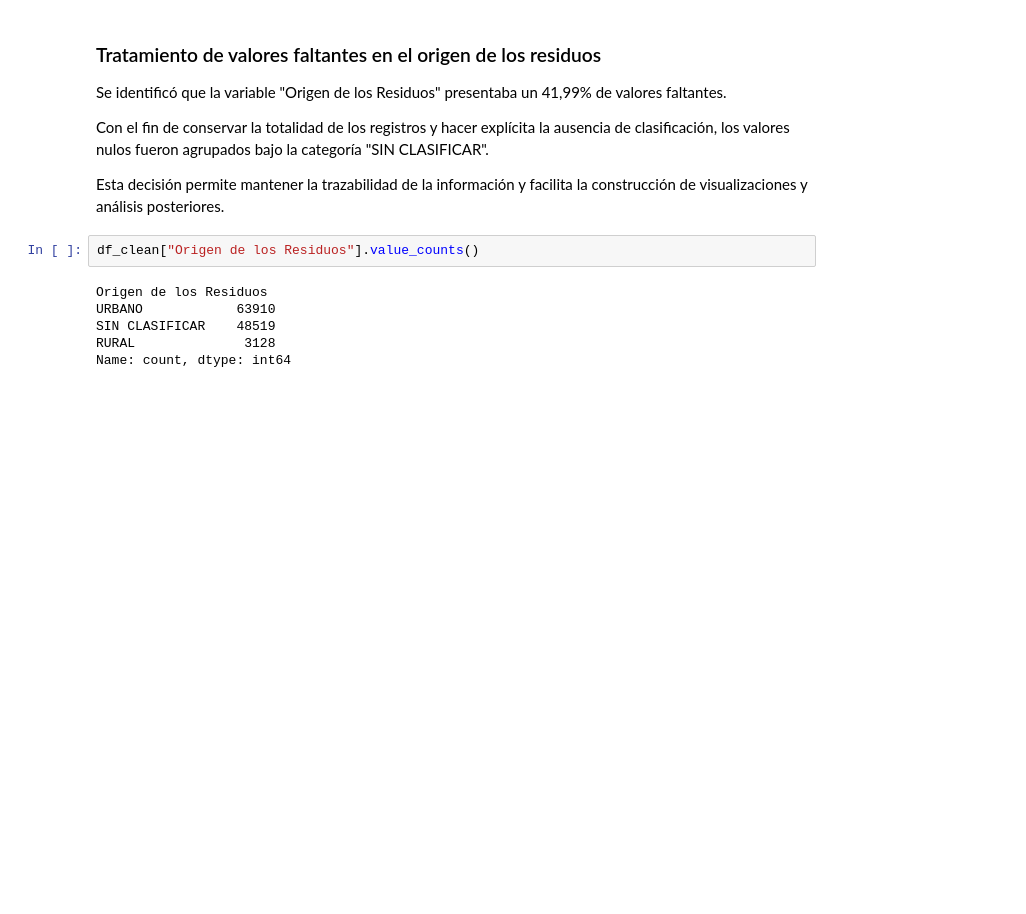
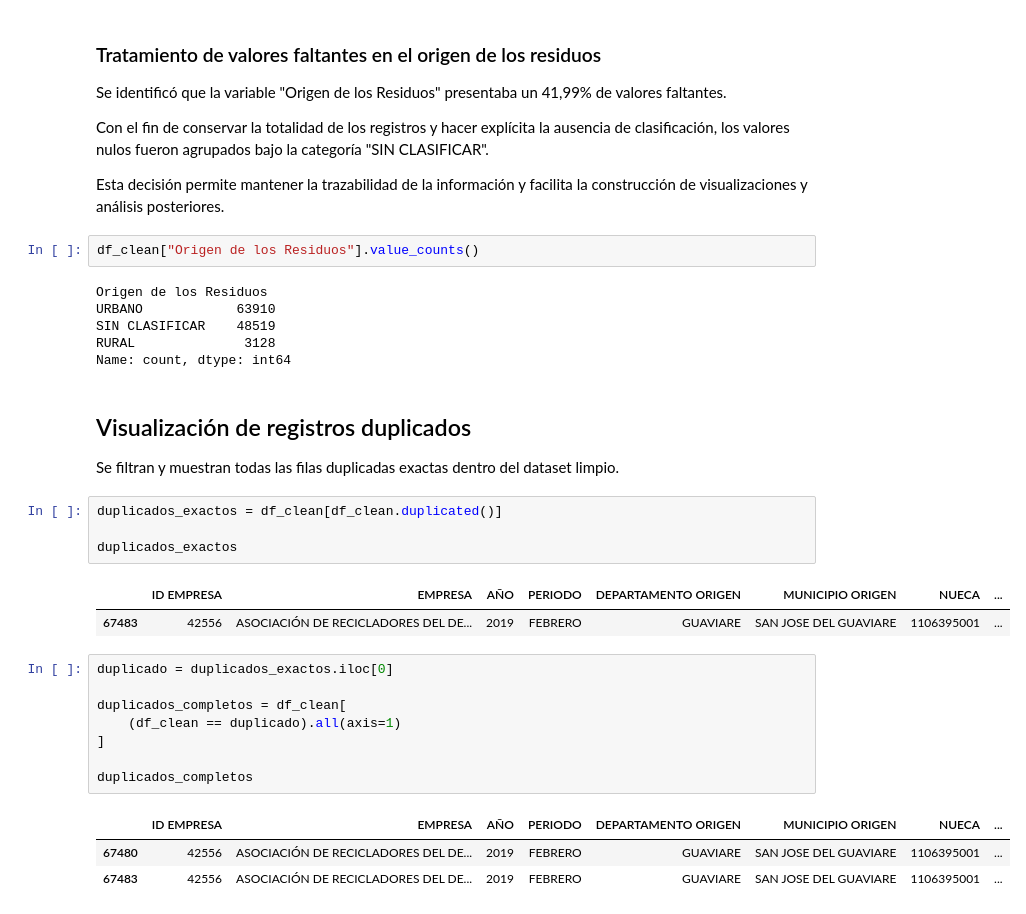
Before and after one commit to MikeBoss80/prueba_data_analyst_cempre, a Jupyter notebook: notebooks/Prueba_CEMPRE.ipynb, the cells around one changed output. Drawn from its saved outputs; the diff is of its cells as text; blank space fills up the shorter version.

```diff
--- a/notebooks/Prueba_CEMPRE.ipynb
+++ b/notebooks/Prueba_CEMPRE.ipynb
@@ -551,3 +551,26 @@ URBANO            63910
 SIN CLASIFICAR    48519
 RURAL              3128
 Name: count, dtype: int64
+# %% [markdown]
+## Visualización de registros duplicados
+
+Se filtran y muestran todas las filas duplicadas exactas dentro del dataset limpio.
+# %%
+duplicados_exactos = df_clean[df_clean.duplicated()]
+
+duplicados_exactos
+# %% [output]
+|  | ID EMPRESA | EMPRESA | AÑO | PERIODO | DEPARTAMENTO ORIGEN | MUNICIPIO ORIGEN | NUECA | ... |
+| 67483 | 42556 | ASOCIACIÓN DE RECICLADORES DEL DE... | 2019 | FEBRERO | GUAVIARE | SAN JOSE DEL GUAVIARE | 1106395001 | ... |
+# %%
+duplicado = duplicados_exactos.iloc[0]
+
+duplicados_completos = df_clean[
+    (df_clean == duplicado).all(axis=1)
+]
+
+duplicados_completos
+# %% [output]
+|  | ID EMPRESA | EMPRESA | AÑO | PERIODO | DEPARTAMENTO ORIGEN | MUNICIPIO ORIGEN | NUECA | ... |
+| 67480 | 42556 | ASOCIACIÓN DE RECICLADORES DEL DE... | 2019 | FEBRERO | GUAVIARE | SAN JOSE DEL GUAVIARE | 1106395001 | ... |
+| 67483 | 42556 | ASOCIACIÓN DE RECICLADORES DEL DE... | 2019 | FEBRERO | GUAVIARE | SAN JOSE DEL GUAVIARE | 1106395001 | ... |
```
Also changed, not shown: parts of 9 cells of this notebook.
